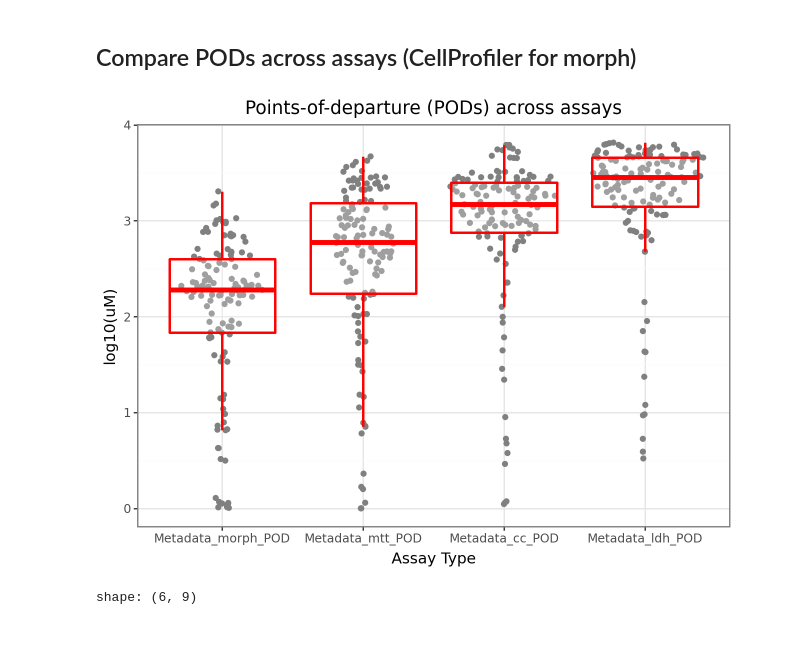
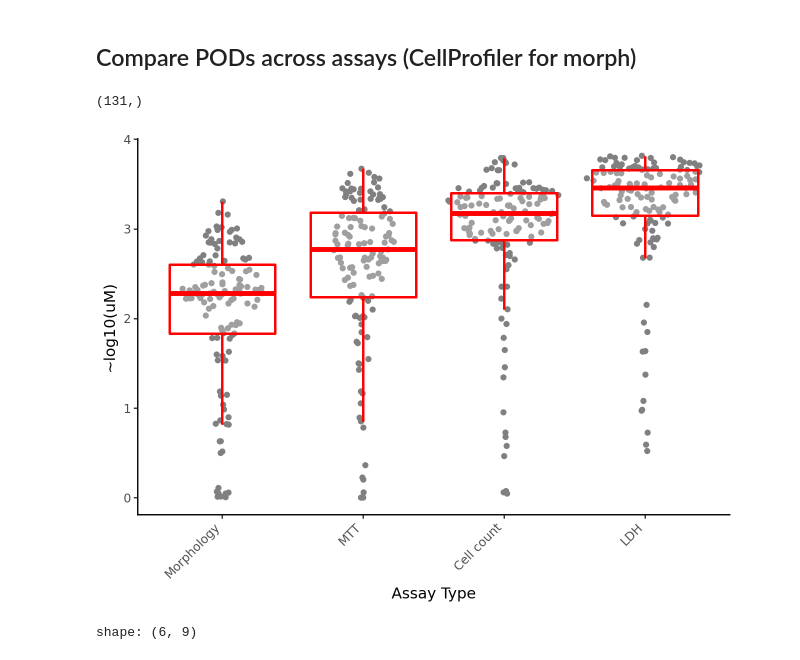
Before and after one commit to jessica-ewald/2024_09_09_Axiom_OASIS, a Jupyter notebook: 2_downstream_analysis/manuscript_notebooks/1_3_compare_pods.ipynb, the cells around one changed output. Drawn from its saved outputs; the diff is of its cells as text; code cells hidden in the pictures.

```diff
--- a/2_downstream_analysis/manuscript_notebooks/1_3_compare_pods.ipynb
+++ b/2_downstream_analysis/manuscript_notebooks/1_3_compare_pods.ipynb
@@ -47,19 +48,30 @@ all_pods_long['POD_Type'] = pd.Categorical(
     categories=["Metadata_morph_POD", "Metadata_mtt_POD", "Metadata_cc_POD", "Metadata_ldh_POD"],
     ordered=True
 )
+# %%
+all_pods_long['Metadata_Compound'].unique().shape
+# %% [output]
+(131,)
 # %%
-from plotnine import ggplot, aes, theme_bw, geom_boxplot, geom_sina, labs
+from plotnine import ggplot, aes, theme_classic, geom_boxplot, geom_sina, labs, theme, element_text, scale_x_discrete
 
 plot = (
     ggplot(all_pods_long, aes(x='POD_Type', y='POD_Value'))
     + geom_sina(color="grey")
     + geom_boxplot(color="red", alpha=0.25, size=1, outlier_alpha=0)
-    + labs(title='Points-of-departure (PODs) across assays', x='Assay Type', y='log10(uM)')
-    + theme_bw()
+    + labs(x='Assay Type', y='~log10(uM)')
+    + theme_classic()
+    + theme(axis_text_x=element_text(angle=45, hjust=1))
+    + scale_x_discrete(labels={
+        "Metadata_morph_POD": "Morphology",
+        "Metadata_mtt_POD": "MTT",
+        "Metadata_cc_POD": "Cell count",
+        "Metadata_ldh_POD": "LDH"
+    })
 )
 plot.show()
 # %% [output]
-[figure, old version]
+[figure, new version]
 # %%
 # Do paired t-tests between all combinations
 pod_columns = ["Metadata_morph_POD", "Metadata_mtt_POD", "Metadata_cc_POD", "Metadata_ldh_POD"]
```
Also changed, not shown: parts of 13 cells of this notebook, 14 other files.
